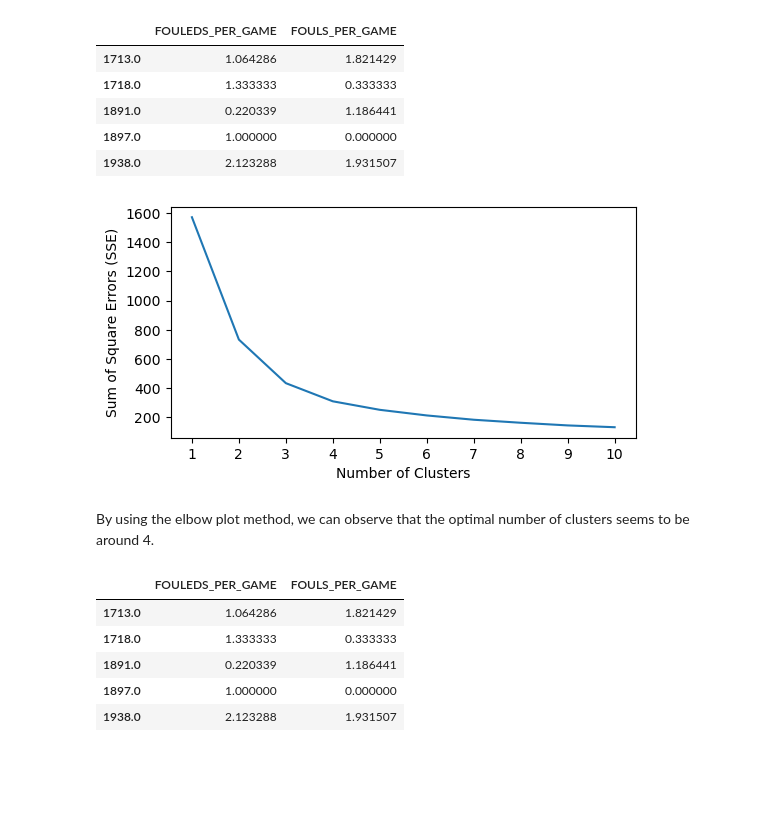
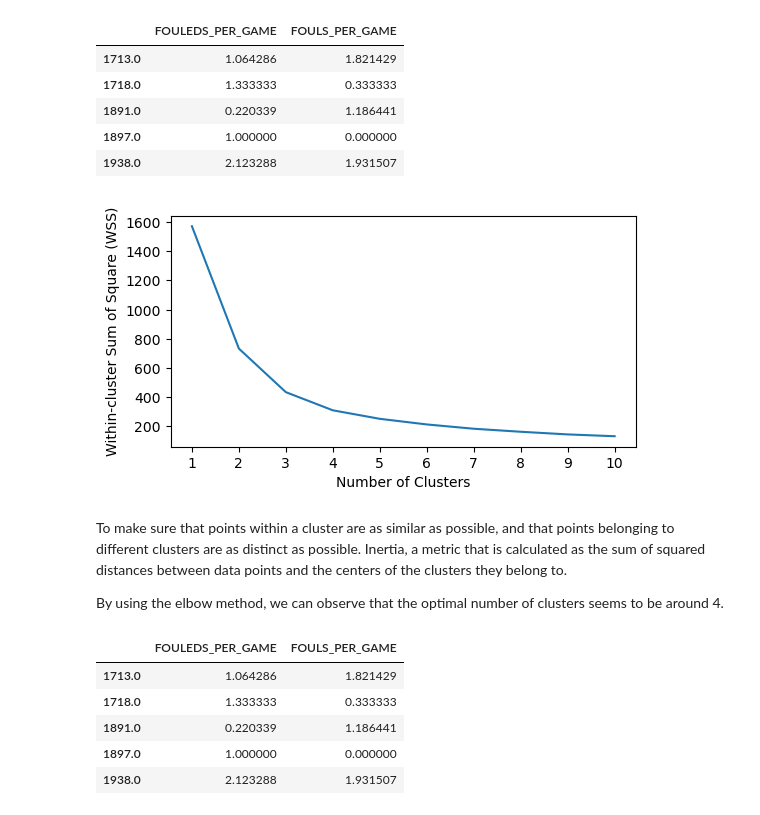
Before and after one commit to xctannn/ai-project, a Jupyter notebook: Question3.ipynb, the cells around one changed output. Saved outputs shown, nothing was run; the diff lists cells and outputs as text; code cells hidden in the pictures; blank space fills up the shorter version.

```diff
--- a/Question3.ipynb
+++ b/Question3.ipynb
@@ -938,22 +979,24 @@ fouls_cluster_df.head()
 # %%
 # Selecting optimal number of clusters by using Elbow Method
 from sklearn.cluster import KMeans
-sse = []
+wss = []
 for k in range(1, 11):
     kmeans = KMeans(n_clusters=k, n_init=10, random_state=42)
     kmeans.fit(fouls_cluster_df)
-    sse.append(kmeans.inertia_)
+    wss.append(kmeans.inertia_)
 
 plt.figure(figsize=(6,3))
-plt.plot(range(1, 11), sse)
+plt.plot(range(1, 11), wss)
 plt.xticks(range(1, 11))
 plt.xlabel("Number of Clusters")
-plt.ylabel("Sum of Square Errors (SSE)")
+plt.ylabel("Within-cluster Sum of Square (WSS)")
 plt.show()
 # %% [output]
-[figure, old version]
+[figure, new version]
 # %% [markdown]
-By using the elbow plot method, we can observe that the optimal number of clusters seems to be around 4.
+To make sure that points within a cluster are as similar as possible, and that points belonging to different clusters are as distinct as possible. Inertia, a metric that is calculated as the sum of squared distances between data points and the centers of the clusters they belong to.
+
+By using the elbow method, we can observe that the optimal number of clusters seems to be around 4.
 # %%
 # Build dataframe for clustering
 fouls_cluster_df = pd.merge(playerFouleds, playerFouls, left_index=True, right_index=True)[['FOULEDS_PER_GAME', 'FOULS_PER_GAME']]
```
Also changed, not shown: parts of 17 cells of this notebook.
